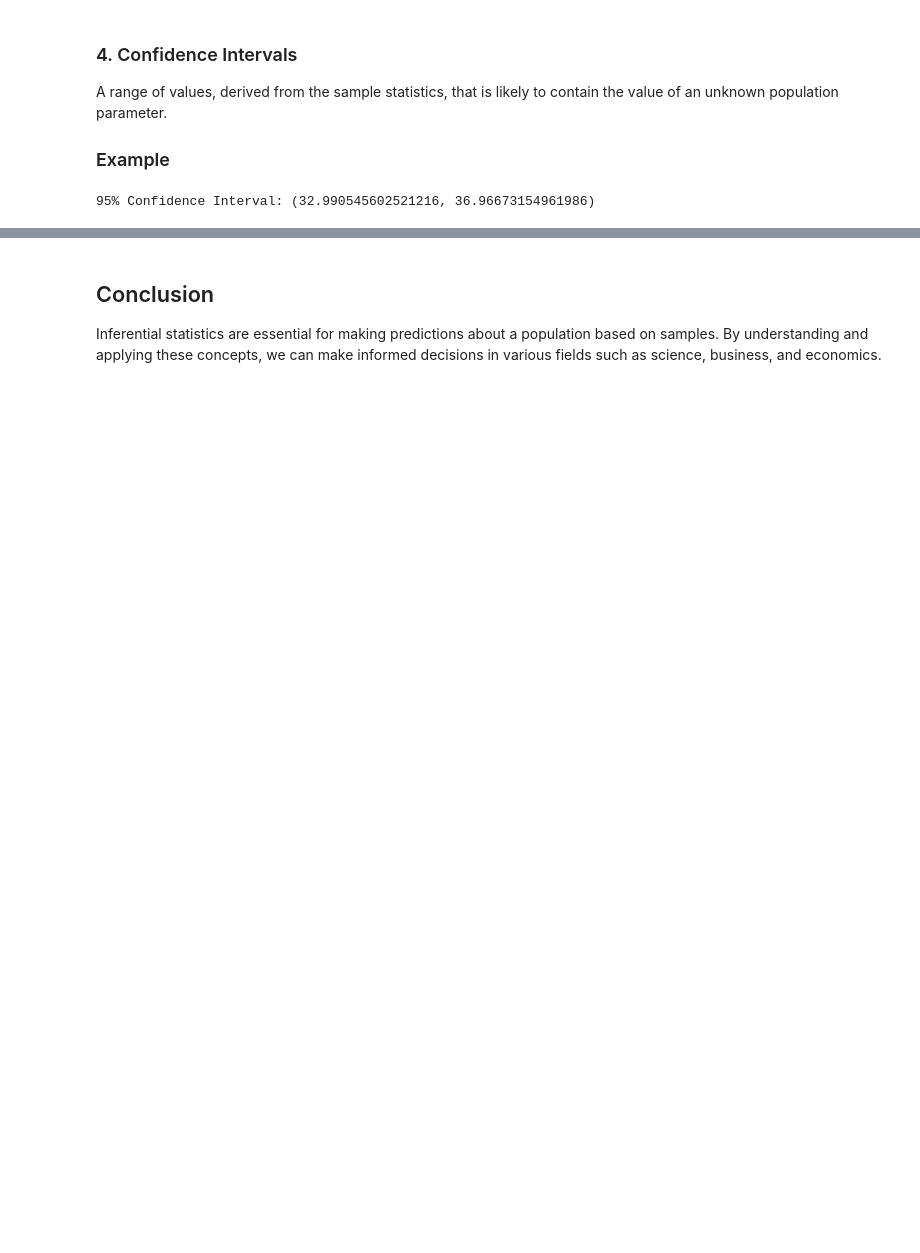
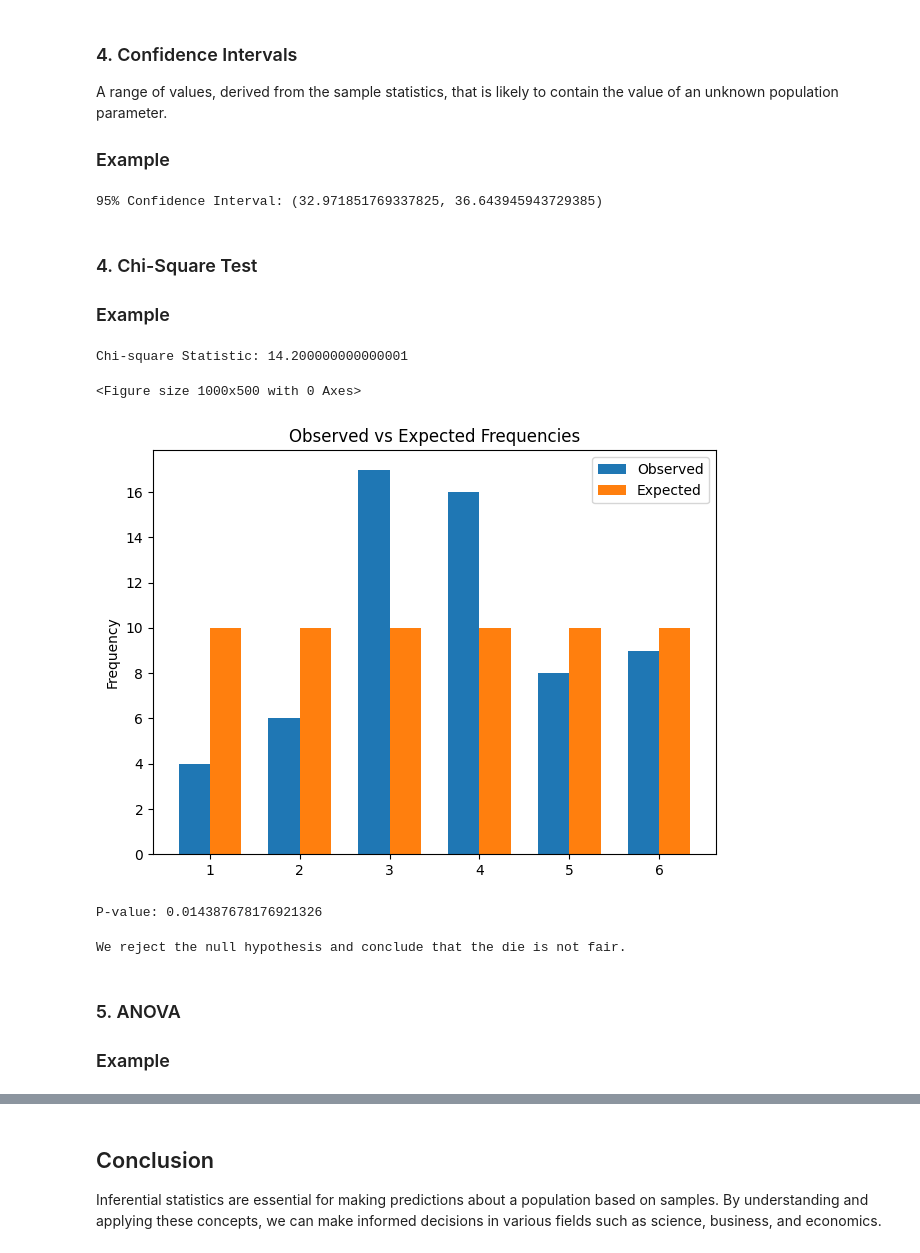
Before and after one commit to maurolaciar/clases, a Jupyter notebook: Estadistica_inferencial/Estadistica_inferencial.ipynb, the cells around one changed output, grey strips where cells are left out. Cells and saved outputs as stored; diff of their text form; code cells hidden in the pictures; blank space fills up the shorter version.

```diff
--- a/Estadistica_inferencial/Estadistica_inferencial.ipynb
+++ b/Estadistica_inferencial/Estadistica_inferencial.ipynb
@@ -103,11 +104,83 @@ A range of values, derived from the sample statistics, that is likely to contain
 ### Example
 # %%
 confidence_level = 0.95
-degrees_freedom = len(sample_ages) - 50
+degrees_freedom = len(sample_ages) - 1
 sample_mean = np.mean(sample_ages)
 sample_standard_error = stats.sem(sample_ages)
 confidence_interval = stats.t.interval(confidence_level, degrees_freedom, sample_mean, sample_standard_error)
 
 print(f"95% Confidence Interval: {confidence_interval}")
 # %% [output]
-95% Confidence Interval: (32.990545602521216, 36.96673154961986)
+95% Confidence Interval: (32.971851769337825, 36.643945943729385)
+# %% [markdown]
+
+
+### 4. Chi-Square Test
+
+### Example
+# %%
+# Step 1: State the Hypotheses
+# The null hypothesis is that the die is fair (i.e., all outcomes are equally likely).
+# The alternative hypothesis is that the die is not fair.
+
+# Step 2: Collect Data
+# Let's say we roll a six-sided die 60 times and get the following observed frequencies:
+observed_frequencies = np.array([4, 6, 17, 16, 8, 9])
+
+#observed_frequencies = np.array([12, 9, 11, 8, 10, 10])
+
+# If the die is fair, we expect each outcome to occur equally. So, the expected frequency for each outcome is:
+expected_frequencies = np.array([10, 10, 10, 10, 10, 10])
+# %%
+# Step 3: Calculate the Chi-square Statistic
+# The Chi-square statistic is calculated as the sum of the squared difference between observed and expected frequencies,
+# divided by the expected frequency, for all outcomes.
+chi_square_statistic = np.sum(((observed_frequencies - expected_frequencies) ** 2) / expected_frequencies)
+print("Chi-square Statistic:", chi_square_statistic)
+# %% [output]
+Chi-square Statistic: 14.200000000000001
+# %%
+# Plotting the observed and expected frequencies
+plt.figure(figsize=(10, 5))
+labels = ['1', '2', '3', '4', '5', '6']
+x = np.arange(len(labels))
+width = 0.35
+fig, ax = plt.subplots()
+rects1 = ax.bar(x - width/2, observed_frequencies, width, label='Observed')
+rects2 = ax.bar(x + width/2, expected_frequencies, width, label='Expected')
+
+ax.set_ylabel('Frequency')
+ax.set_title('Observed vs Expected Frequencies')
+ax.set_xticks(x)
+ax.set_xticklabels(labels)
+ax.legend()
+
+fig.tight_layout()
+plt.show()
+# %% [output]
+<Figure size 1000x500 with 0 Axes>
+[figure, added]
+# %%
+# Step 4: Find the P-value
+# The P-value is the probability of observing a Chi-square statistic as extreme as, or more extreme than, the observed statistic
+# under the null hypothesis. We use the chi2 distribution from scipy.stats with degrees of freedom = number of outcomes - 1.
+df = len(observed_frequencies) - 1
+p_value = 1 - stats.chi2.cdf(chi_square_statistic, df)
+print("P-value:", p_value)
+# %% [output]
+P-value: 0.014387678176921326
+# %%
+# Step 5: Make a Decision
+# If the P-value is less than our chosen significance level (let's say 0.05), we reject the null hypothesis.
+if p_value < 0.05:
+    print("We reject the null hypothesis and conclude that the die is not fair.")
+else:
+    print("We do not reject the null hypothesis and conclude that the die is fair.")
+# %% [output]
+We reject the null hypothesis and conclude that the die is not fair.
+# %% [markdown]
+
+
+### 5. ANOVA
+
+### Example
```
Also changed, not shown: parts of 7 cells of this notebook, 11 other files.
